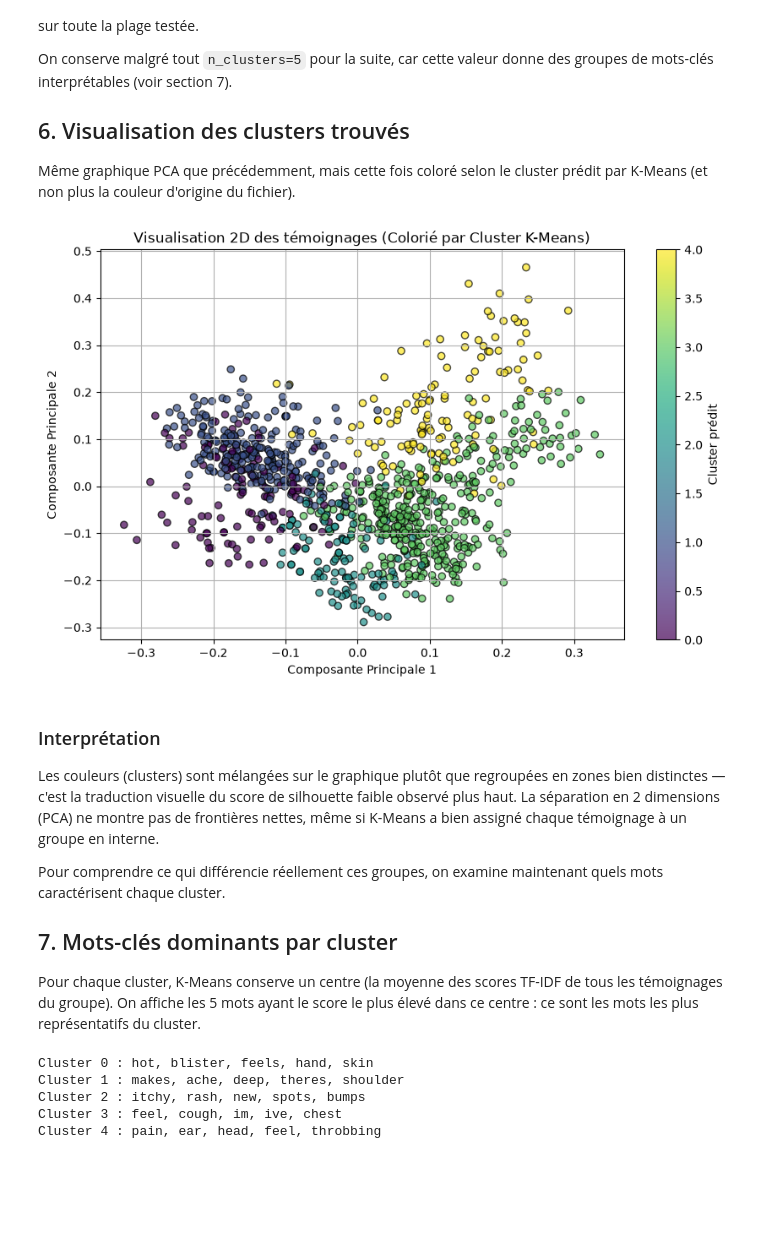
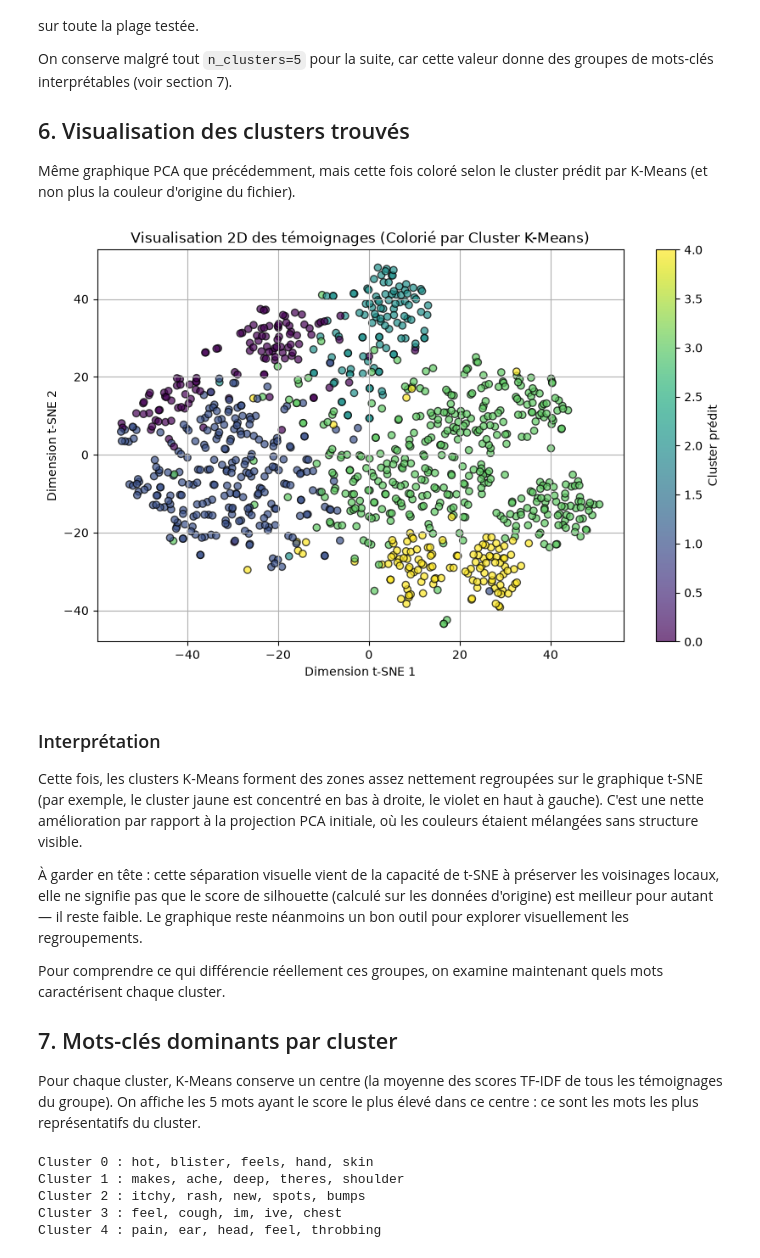
Before and after one commit to LouiSvon/cvrie, a Jupyter notebook: notebooks/unsupervised_learning.ipynb, the cells around one changed output. Drawn from its saved outputs; the diff is of its cells as text; code cells hidden in the pictures; blank space fills up the shorter version.

```diff
--- a/notebooks/unsupervised_learning.ipynb
+++ b/notebooks/unsupervised_learning.ipynb
@@ -130,7 +130,7 @@ Note : le graphique ci-dessous colore les points avec la couleur d'origine du fi
 # %%
 from sklearn.cluster import KMeans
 from sklearn.metrics import silhouette_score
-from sklearn.decomposition import PCA
+from sklearn.manifold import TSNE
 import matplotlib.pyplot as plt
 
 # 1. Entraînement de K-Means (ex: 5 clusters)
@@ -142,9 +142,9 @@ data['cluster'] = kmeans.fit_predict(X)
 score = silhouette_score(X, data['cluster'])
 print(f"Score de Silhouette pour {n_clusters} clusters : {score:.4f}")
 
-# 3. Réduction de dimension 2D avec PCA
-pca = PCA(n_components=2)
-X_2d = pca.fit_transform(X.toarray())
+# 3. Réduction de dimension 2D avec t-SNE
+tsne = TSNE(n_components=2, random_state=42, perplexity=30)
+X_2d = tsne.fit_transform(X.toarray())
 
 # 4. Formatage des couleurs (conversion 0x -> #)
 hex_colors = data['color'].astype(str).str.replace('0x', '#')
@@ -152,9 +152,9 @@ hex_colors = data['color'].astype(str).str.replace('0x', '#')
 # 5. Affichage du graphique 2D
 plt.figure(figsize=(10, 6))
 plt.scatter(X_2d[:, 0], X_2d[:, 1], c=hex_colors, alpha=0.7, edgecolors='k')
-plt.title("Visualisation 2D des témoignages (PCA + Couleurs d'origine)")
-plt.xlabel("Composante Principale 1")
-plt.ylabel("Composante Principale 2")
+plt.title("Visualisation 2D des témoignages (t-SNE + Couleurs d'origine)")
+plt.xlabel("Dimension t-SNE 1")
+plt.ylabel("Dimension t-SNE 2")
 plt.grid(True)
 plt.show()
 # %% [output]
@@ -201,18 +203,20 @@ Même graphique PCA que précédemment, mais cette fois coloré selon le cluster
 # %%
 plt.figure(figsize=(10, 6))
 plt.scatter(X_2d[:, 0], X_2d[:, 1], c=data['cluster'], cmap='viridis', alpha=0.7, edgecolors='k')
 plt.colorbar(label='Cluster prédit')
 plt.title("Visualisation 2D des témoignages (Colorié par Cluster K-Means)")
-plt.xlabel("Composante Principale 1")
-plt.ylabel("Composante Principale 2")
+plt.xlabel("Dimension t-SNE 1")
+plt.ylabel("Dimension t-SNE 2")
 plt.grid(True)
 plt.show()
 # %% [output]
-[figure, old version]
+[figure, new version]
 # %% [markdown]
 ### Interprétation
 
-Les couleurs (clusters) sont mélangées sur le graphique plutôt que regroupées en zones bien distinctes — c'est la traduction visuelle du score de silhouette faible observé plus haut. La séparation en 2 dimensions (PCA) ne montre pas de frontières nettes, même si K-Means a bien assigné chaque témoignage à un groupe en interne.
+Cette fois, les clusters K-Means forment des zones assez nettement regroupées sur le graphique t-SNE (par exemple, le cluster jaune est concentré en bas à droite, le violet en haut à gauche). C'est une nette amélioration par rapport à la projection PCA initiale, où les couleurs étaient mélangées sans structure visible.
+
+À garder en tête : cette séparation visuelle vient de la capacité de t-SNE à préserver les voisinages locaux, elle ne signifie pas que le score de silhouette (calculé sur les données d'origine) est meilleur pour autant — il reste faible. Le graphique reste néanmoins un bon outil pour explorer visuellement les regroupements.
 
 Pour comprendre ce qui différencie réellement ces groupes, on examine maintenant quels mots caractérisent chaque cluster.
 
```
Also changed, not shown: parts of 4 cells of this notebook.
